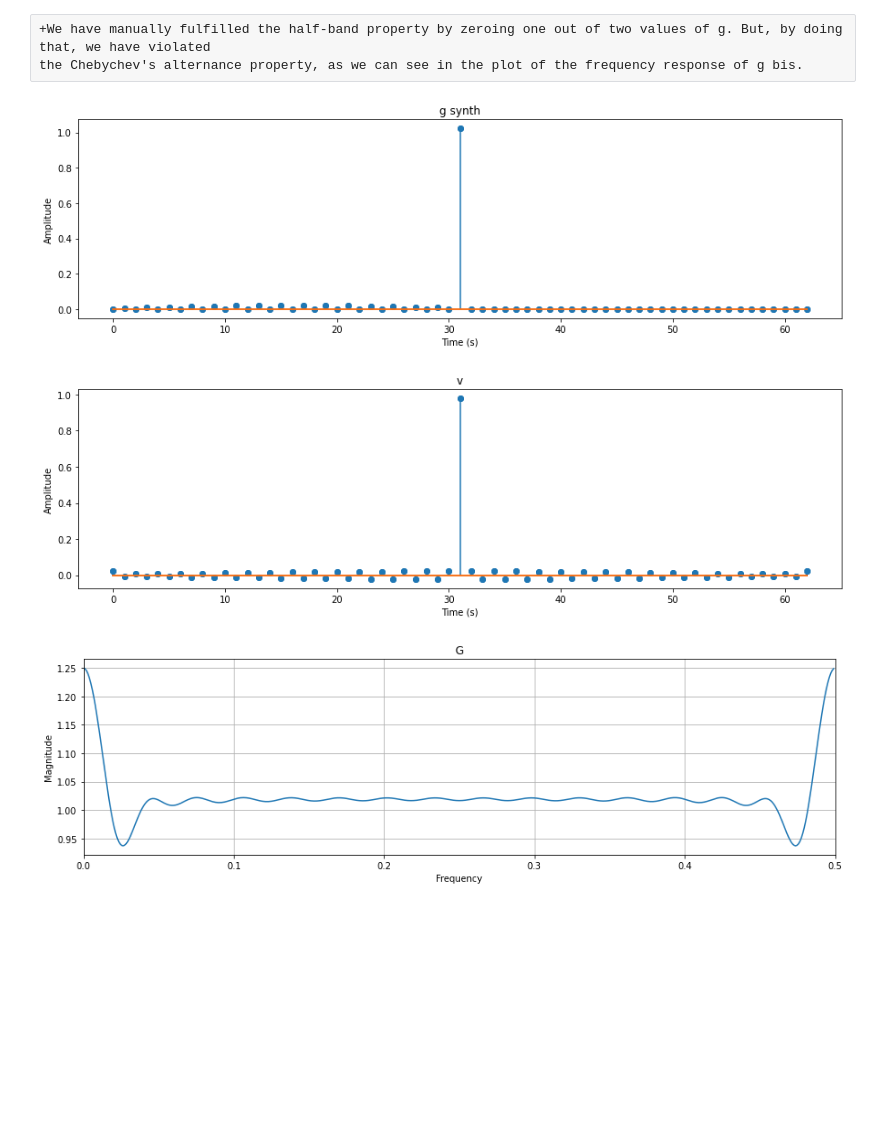
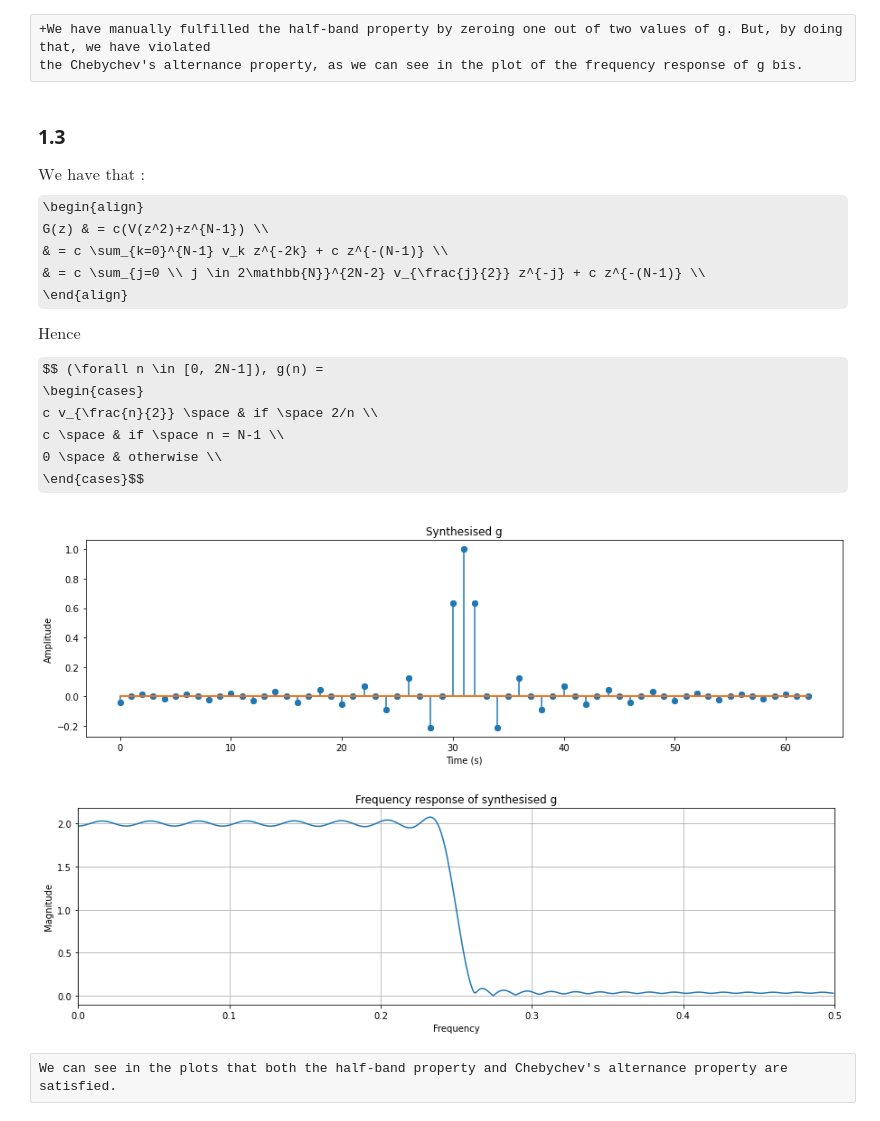
Before and after one commit to hiqbi/TSIA201, a Jupyter notebook: TP2/TSIA201_TP2_Notebook_IQBI_HAMZA.ipynb, the cells around one changed output. Drawn from its saved outputs; the diff is of its cells as text; code cells hidden in the pictures; some formulas as TeX source; blank space fills up the shorter version.

```diff
--- a/TP2/TSIA201_TP2_Notebook_IQBI_HAMZA.ipynb
+++ b/TP2/TSIA201_TP2_Notebook_IQBI_HAMZA.ipynb
@@ -82,29 +131,45 @@ plot_response(fs, w, G_bis, "Frequency response of g bis")
 # %% [raw]
 +We have manually fulfilled the half-band property by zeroing one out of two values of g. But, by doing that, we have violated
 the Chebychev's alternance property, as we can see in the plot of the frequency response of g bis.
+# %% [markdown]
+### 1.3
+
+$\text{We have that : }$
+\begin{align}
+        G(z) & = c(V(z^2)+z^{N-1}) \\
+             & = c \sum_{k=0}^{N-1} v_k z^{-2k} + c z^{-(N-1)} \\
+             & = c \sum_{j=0 \\ j \in 2\mathbb{N}}^{2N-2} v_{\frac{j}{2}} z^{-j} + c z^{-(N-1)} \\
+\end{align}
+
+$\text{Hence}$
+
+$$ (\forall n \in [0, 2N-1]), g(n) =
+\begin{cases}
+        c v_{\frac{n}{2}} \space & if \space 2/n \\
+        c \space & if \space n = N-1 \\
+        0 \space & otherwise \\
+\end{cases}$$
 # %%
-########## Q3
 
 fs = 1
 epsilon = 0.02*fs
 v_cutoff = 0.5*fs - epsilon
 N = 32
-numtaps = 2*N-1
-v = signal.remez(numtaps, [0, v_cutoff, 0.5, 0.5], [1, 0], Hz=fs)
+v = signal.remez(N, [0, v_cutoff, 0.5, 0.5], [1, 0], Hz=fs)
 wv, V = signal.freqz(v)
-g_synth = np.zeros(numtaps)
 
-for k in range(N):
-    if k%2!=0 : g_synth[k] = v[2*k]
-g_synth[N-1] = (v[2*(N-1)] + 1)
-plot_impulse(g_synth, numtaps, "g synth")
-plot_impulse(v, numtaps, "v")
+c=0.5
+g_synth = np.zeros(2*N-1)
+for n in range(2*N-2):
+    if n%2 == 0 : g_synth[n] = v[n//2]
+g_synth[N-1] =  1
+
+plot_impulse(g_synth, numtaps, "Synthesised g")
+#plot_impulse(v, numtaps//2, "v")
 wg, G_synth = signal.freqz(g_synth)
-plot_response(fs, wg, G_synth, "G")
-#G_synth = np.zeros(len(V))
-#G_synth[:len(V)//2] = [V[2*k] + 1 for k in range(len(V)//2)]
-#plot_response(fs, wv, G_synth, "G_synth")
+plot_response(fs, wg, G_synth, "Frequency response of synthesised g", absolute = True)
 # %% [output]
-[figure, old version]
+[figure, new version]
-[figure, old version]
+[figure, new version]
-[figure, removed]
+# %% [raw]
+We can see in the plots that both the half-band property and Chebychev's alternance property are satisfied.
```
Also changed, not shown: parts of 20 cells of this notebook, 1 other file.
